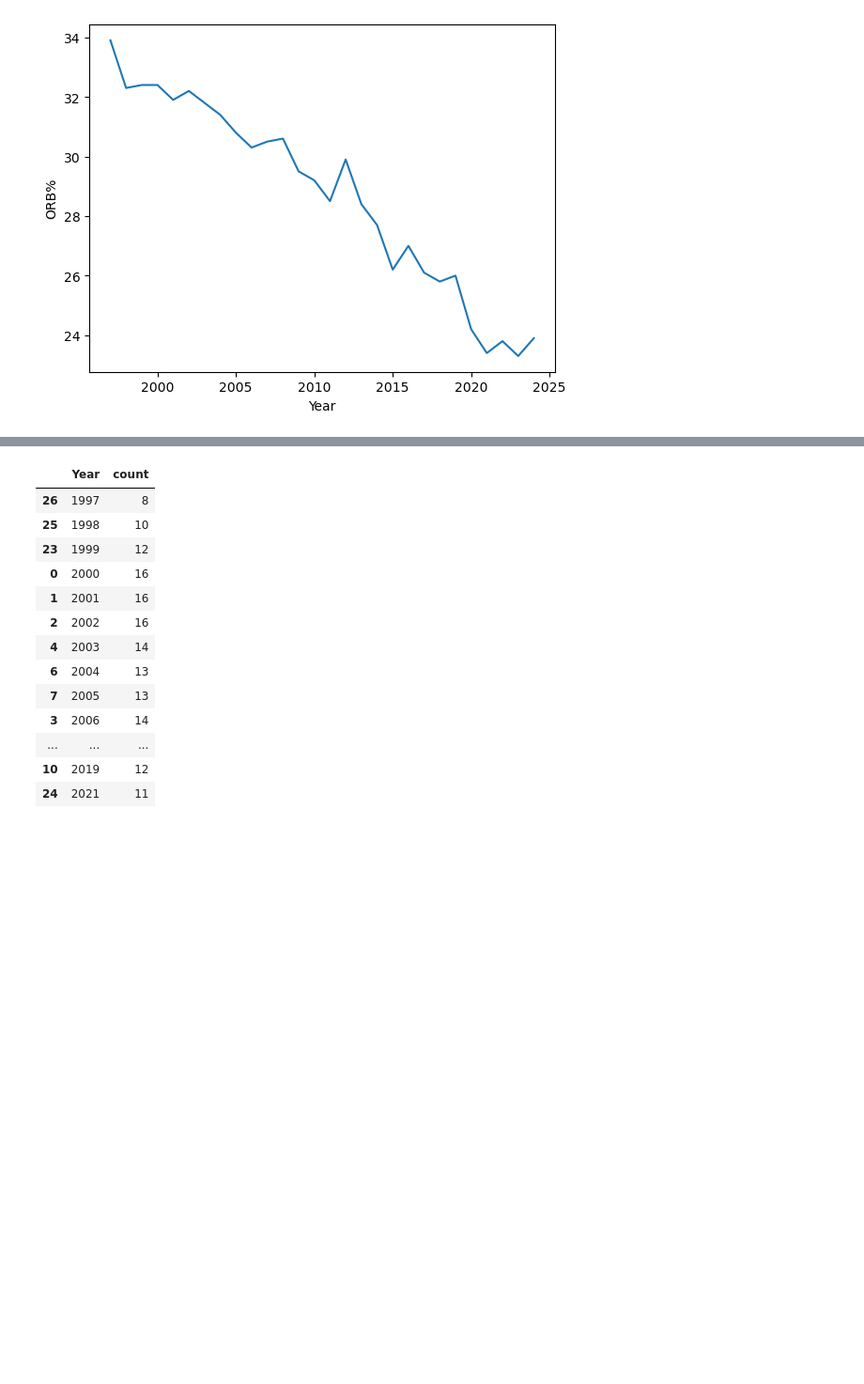
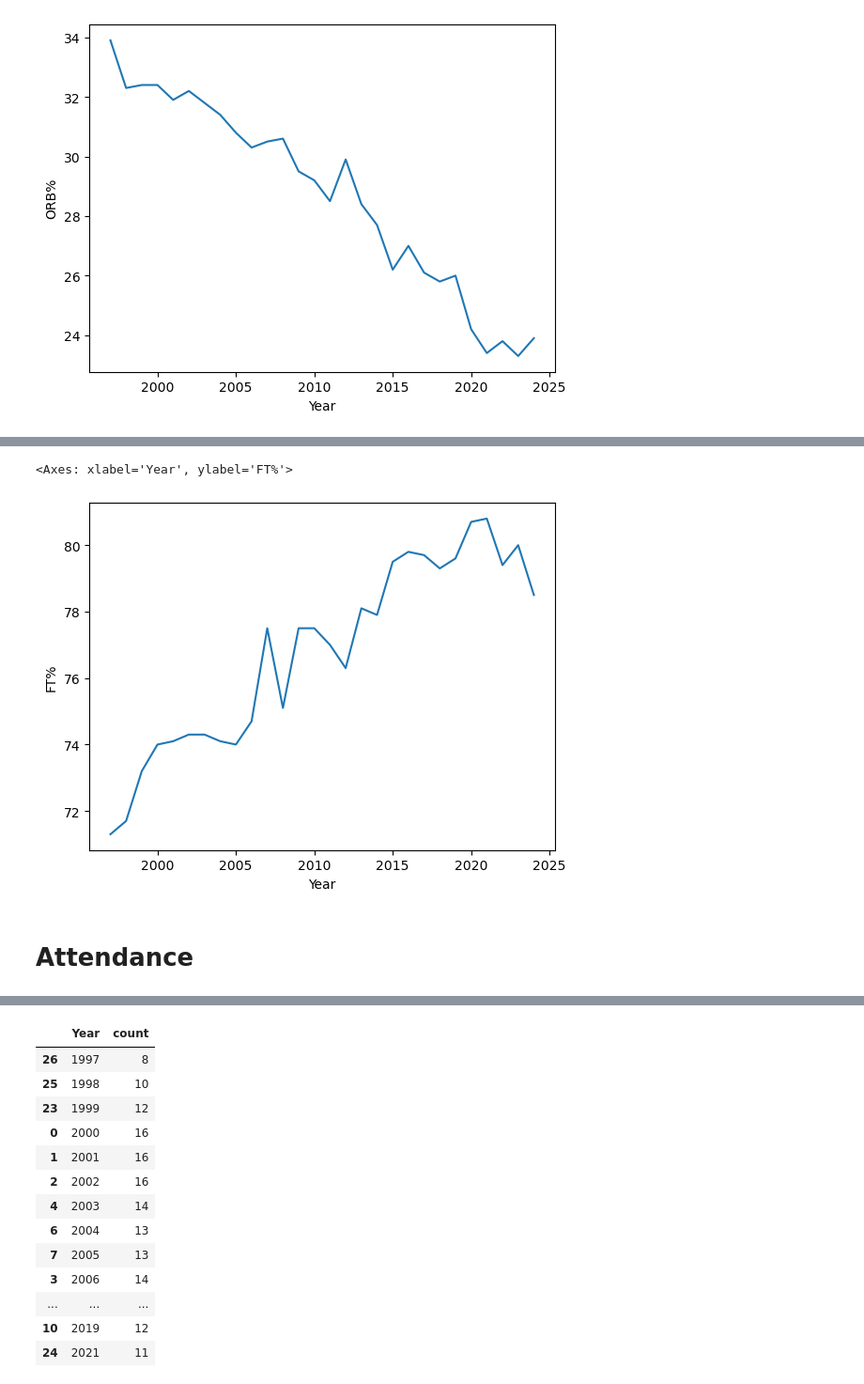
Before and after one commit to tasleem-m/Insight-into-the-WNBA, a Jupyter notebook: notebook/Capstone_copy.ipynb, the cells around one changed output, grey strips where cells are left out. Shown at 94% size. Drawn from its saved outputs; the diff is of its cells as text; code cells hidden in the pictures; blank space fills up the shorter version.

```diff
--- a/notebook/Capstone_copy.ipynb
+++ b/notebook/Capstone_copy.ipynb
@@ -253,0 +286,3 @@ sns.lineplot(data = oreb,
+# %%
+ft = game_stats[['FT%', 'Year']][game_stats['Team']=='League Average']
+ft
@@ -253,0 +307,9 @@ sns.lineplot(data = oreb,
+# %%
+sns.lineplot(data = ft,
+           x='Year',
+           y = 'FT%')
+# %% [output]
+<Axes: xlabel='Year', ylabel='FT%'>
+[figure, added]
+# %% [markdown]
+# Attendance
```
Also changed, not shown: parts of 17 cells of this notebook.
